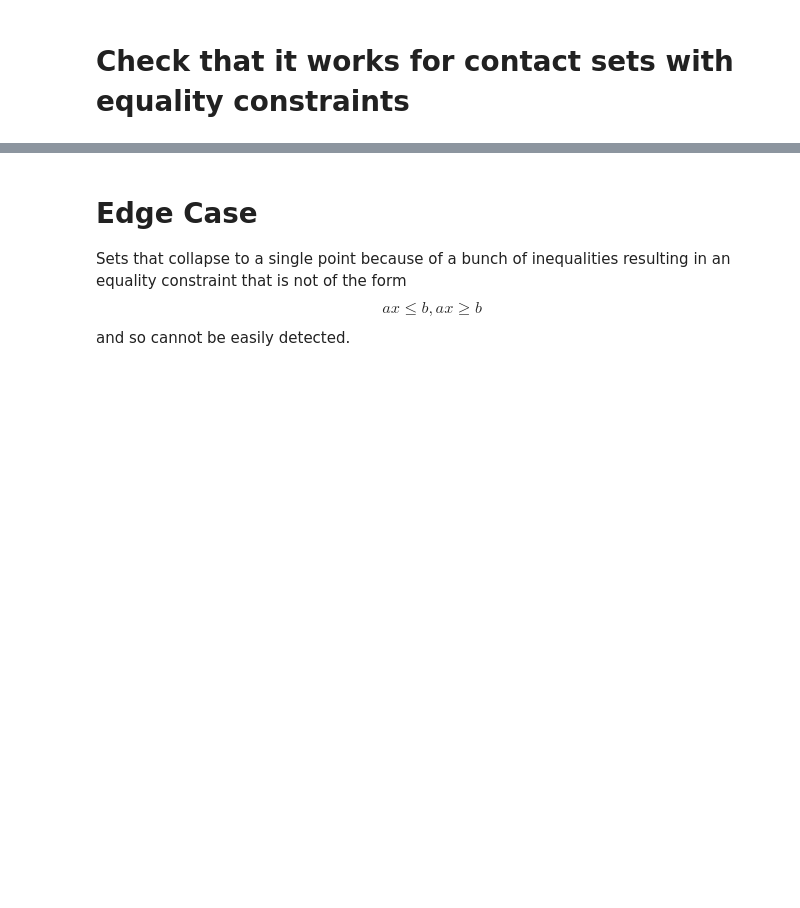
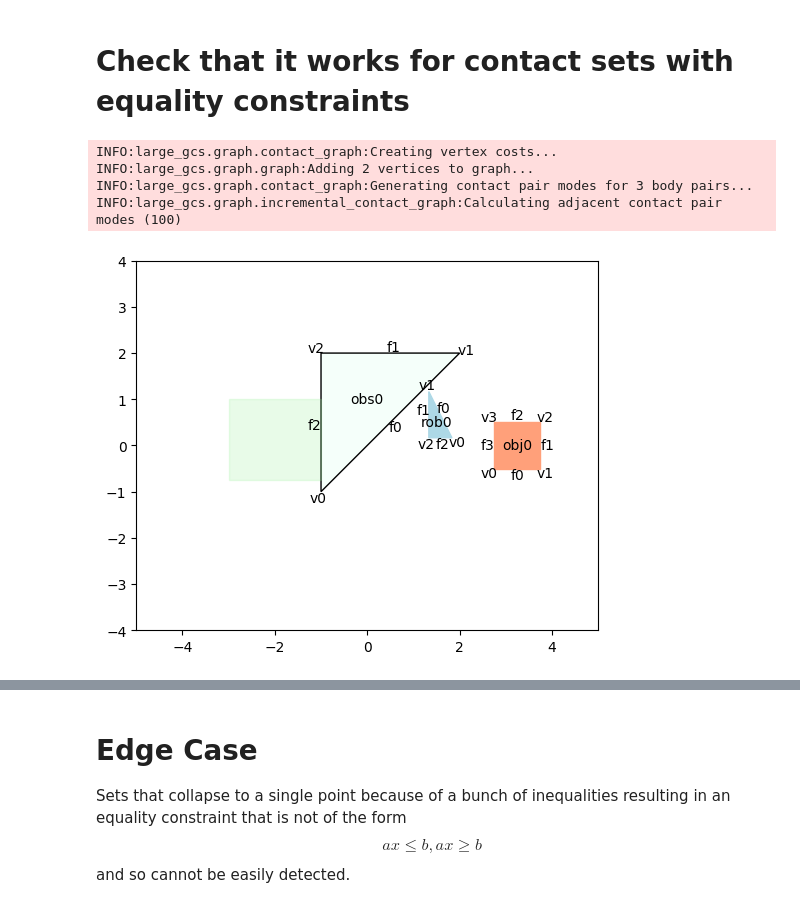
Before and after one commit to shaoyuancc/large_gcs, a Jupyter notebook: explorations/sampling_measure_zero_polyhedra.ipynb, the cells around one changed output, grey strips where cells are left out. Cells and saved outputs as stored; diff of their text form; code cells hidden in the pictures; blank space fills up the shorter version.

```diff
--- a/explorations/sampling_measure_zero_polyhedra.ipynb
+++ b/explorations/sampling_measure_zero_polyhedra.ipynb
@@ -97,9 +184,16 @@ samples
 # Check that it works for contact sets with equality constraints
 # %%
 from large_gcs.graph.contact_graph import ContactGraph
+from large_gcs.graph.incremental_contact_graph import IncrementalContactGraph
 from large_gcs.graph_generators.contact_graph_generator import ContactGraphGeneratorParams
 
 
-graph_file = ContactGraphGeneratorParams.graph_file_path_from_name("cg_simple_2")
-cg = ContactGraph.load_from_file(graph_file)
+graph_file = ContactGraphGeneratorParams.inc_graph_file_path_from_name("cg_trichal4")
+cg = IncrementalContactGraph.load_from_file(graph_file)
 cg.plot()
+# %% [output]
+INFO:large_gcs.graph.contact_graph:Creating vertex costs...
+INFO:large_gcs.graph.graph:Adding 2 vertices to graph...
+INFO:large_gcs.graph.contact_graph:Generating contact pair modes for 3 body pairs...
+INFO:large_gcs.graph.incremental_contact_graph:Calculating adjacent contact pair modes (100)
+[figure, added]
```
Also changed, not shown: parts of 24 cells of this notebook, 4 other files.
